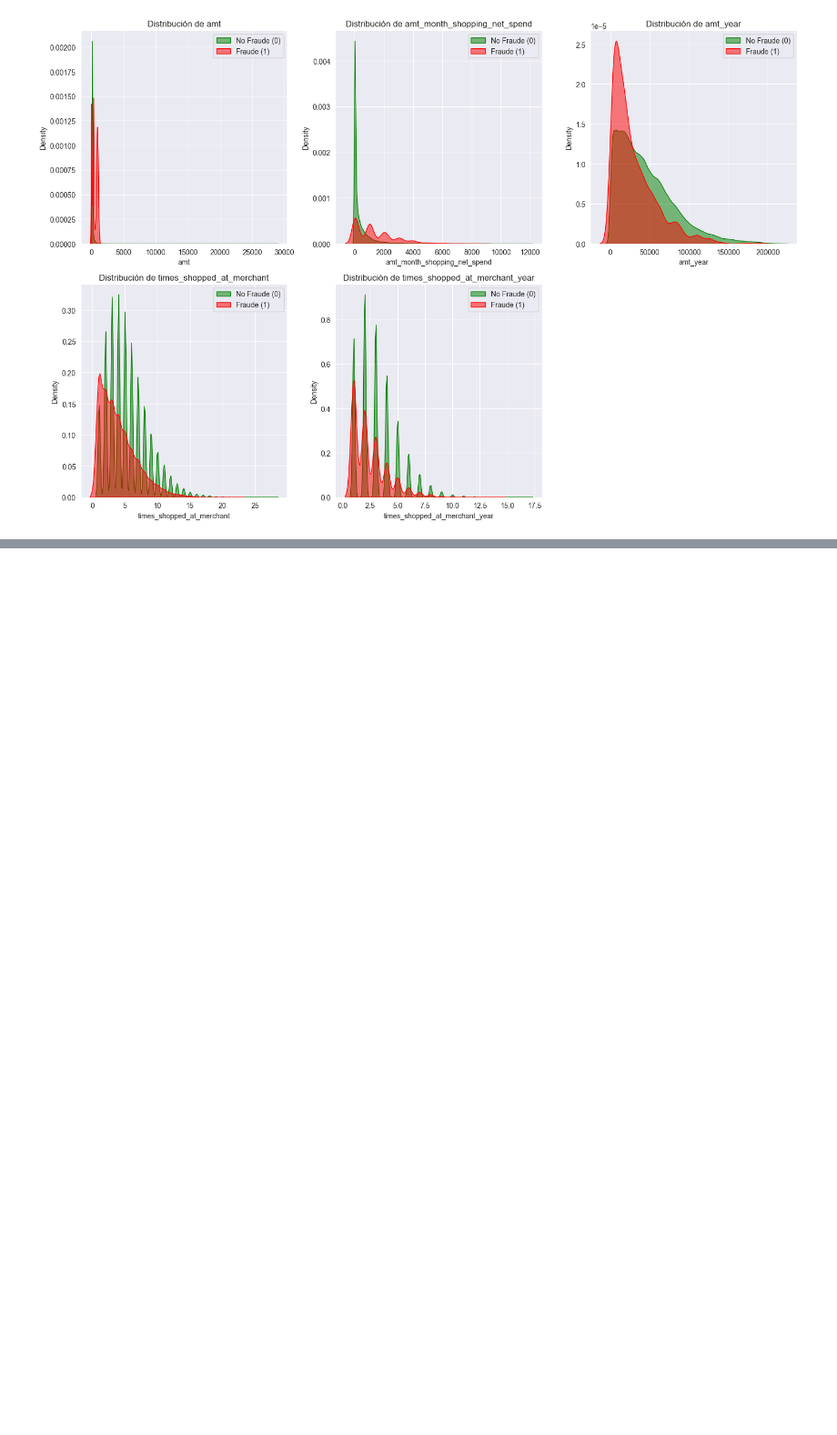
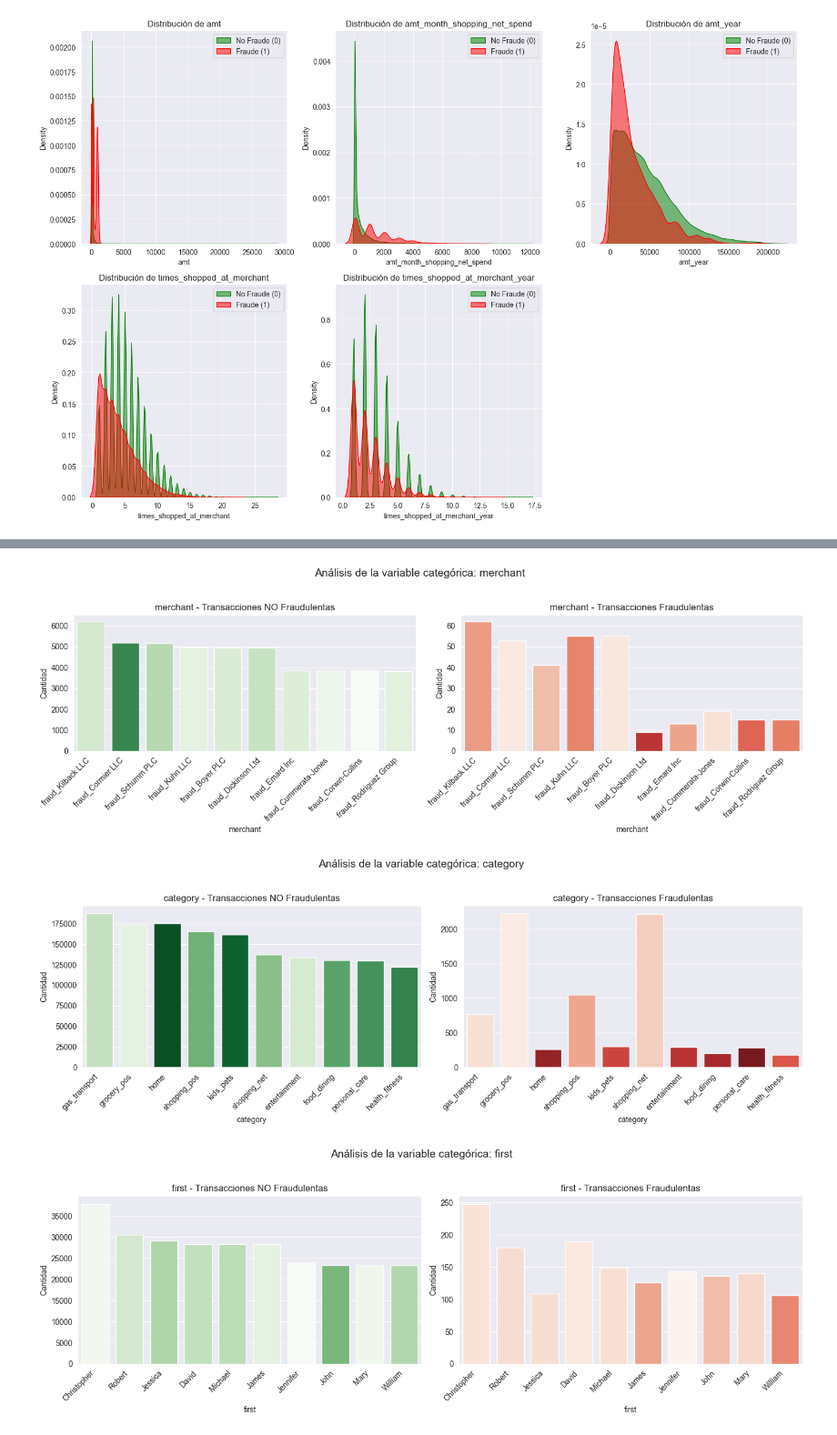
Before and after one commit to markalbrand56/SDS-Proyecto-1, a Jupyter notebook: main.ipynb, the cells around one changed output, grey strips where cells are left out. Shown at 91% size. Cells and saved outputs as stored; diff of their text form; code cells hidden in the pictures; blank space fills up the shorter version.

Commit message:
Exploración de variables categóricas

```diff
--- a/main.ipynb
+++ b/main.ipynb
@@ -140,0 +159,4 @@ plt.show()
+# %%
+categorical = dataset.select_dtypes(include=["object"])
+categorical = categorical.columns.tolist()
+categorical
@@ -140,0 +175,41 @@ plt.show()
+# %%
+for var in categorical:
+    plt.figure(figsize=(14, 5))
+
+    # Subplot 1: No Fraude
+    plt.subplot(1, 2, 1)
+    sns.countplot(
+        data=dataset[dataset['is_fraud'] == 0],
+        x=var,
+        order=dataset[var].value_counts().index[:10],
+        palette='Greens',
+        hue=var,
+        legend=False
+    )
+    plt.title(f'{var} - Transacciones NO Fraudulentas')
+    plt.xticks(rotation=45, ha='right')
+    plt.xlabel(var)
+    plt.ylabel('Cantidad')
+
+    # Subplot 2: Fraude
+    plt.subplot(1, 2, 2)
+    sns.countplot(
+        data=dataset[dataset['is_fraud'] == 1],
+        x=var,
+        order=dataset[var].value_counts().index[:10],
+        palette='Reds',
+        hue=var,
+        legend=False
+    )
+    plt.title(f'{var} - Transacciones Fraudulentas')
+    plt.xticks(rotation=45, ha='right')
+    plt.xlabel(var)
+    plt.ylabel('Cantidad')
+
+    plt.suptitle(f'Análisis de la variable categórica: {var}', fontsize=14)
+    plt.tight_layout(rect=[0, 0, 1, 0.95])
+    plt.show()
+# %% [output]
+[figure, added]
+[figure, added]
+[figure, added]
```
Also changed, not shown: parts of 9 cells of this notebook.
